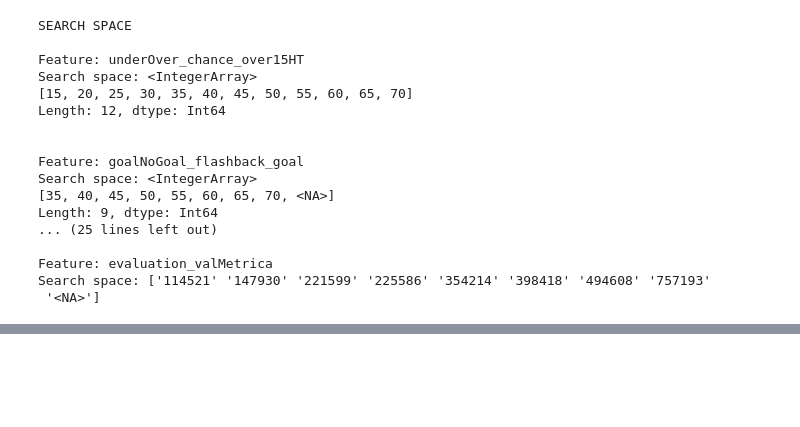
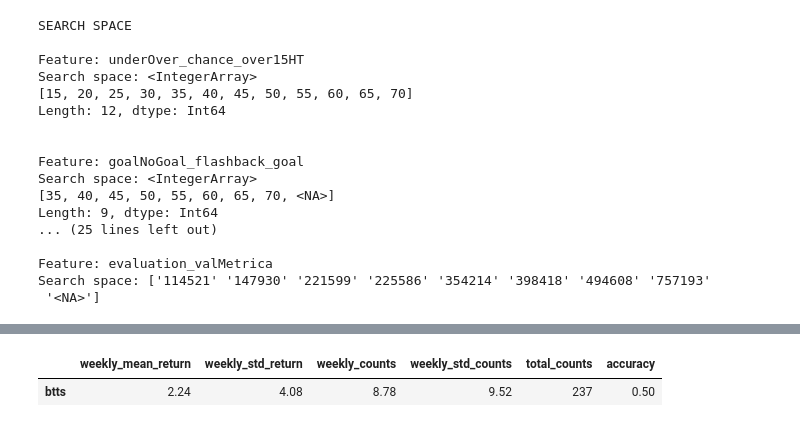
Before and after one commit to NickOLeeney/bet-master-analytics, a Jupyter notebook: src/models/btts/greedy_model.ipynb, the cells around one changed output, grey strips where cells are left out. Cells and saved outputs as stored; diff of their text form; code cells hidden in the pictures; blank space fills up the shorter version.

```diff
--- a/src/models/btts/greedy_model.ipynb
+++ b/src/models/btts/greedy_model.ipynb
@@ -421,0 +418,5 @@ Accuracy: nan (0/0)
+# %%
+get_best_strategies(df_tot_filtered)
+# %% [output]
+|  | weekly_mean_return | weekly_std_return | weekly_counts | weekly_std_counts | total_counts | accuracy |
+| btts | 2.24 | 4.08 | 8.78 | 9.52 | 237 | 0.50 |
```
Also changed, not shown: parts of 9 cells of this notebook, 1 other file.
